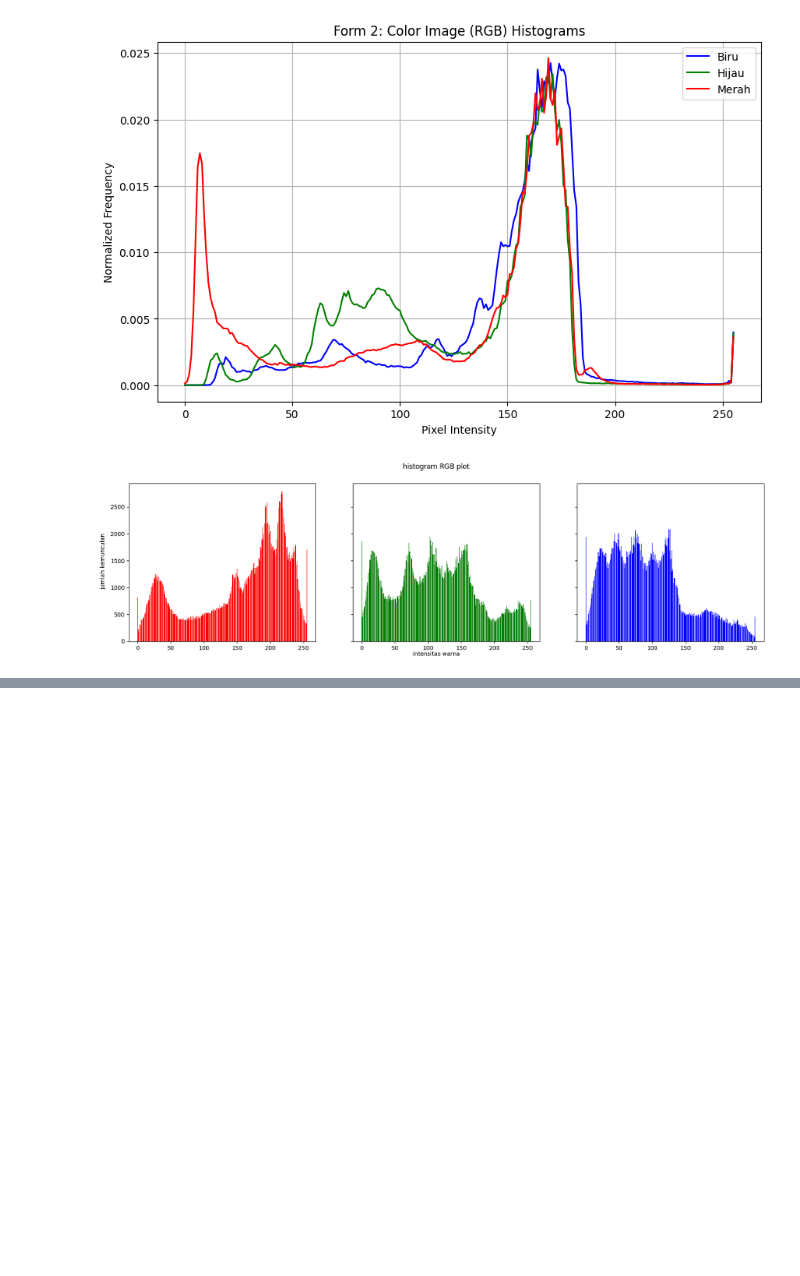
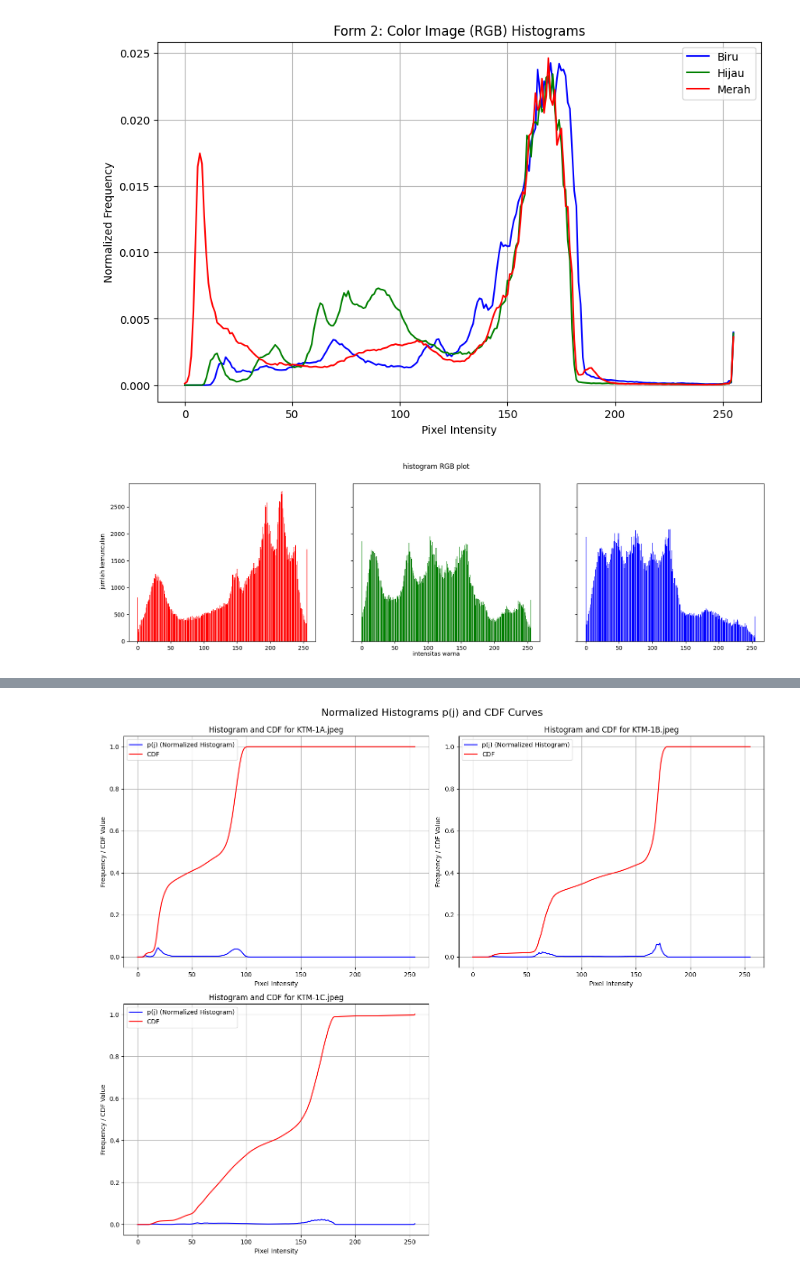
Before and after one commit to rhmau1/PCVK_26, a Jupyter notebook: Modul5/MODUL5_E1.ipynb, the cells around one changed output, grey strips where cells are left out. Saved outputs shown, nothing was run; the diff lists cells and outputs as text; code cells hidden in the pictures; blank space fills up the shorter version.

```diff
--- a/Modul5/MODUL5_E1.ipynb
+++ b/Modul5/MODUL5_E1.ipynb
@@ -156,0 +226,75 @@ plt.show()
+# %%
+import numpy as np
+import cv2 as cv
+import matplotlib.pyplot as plt
+
+# The histogram_manual function is assumed to be available from previous cells.
+# If not, it would need to be re-defined here:
+def histogram_manual(img, L=256):
+    h = np.zeros(L, dtype=np.int64)
+    for y in range(img.shape[0]):
+        for x in range(img.shape[1]):
+            h[img[y, x]] += 1
+    return h
+
+# Define image paths
+image_paths = {
+    'KTM-1A.jpeg': '/content/drive/MyDrive/TI 3C RESOURCES /PCVK/KTM-1A.jpeg',
+    'KTM-1B.jpeg': '/content/drive/MyDrive/TI 3C RESOURCES /PCVK/KTM-1B.jpeg',
+    'KTM-1C.jpeg': '/content/drive/MyDrive/TI 3C RESOURCES /PCVK/KTM-1C.jpeg'
+}
+
+fig, axes = plt.subplots(2, 2, figsize=(15, 12))
+axes = axes.flatten() # Flatten to easily iterate through subplots
+
+# Store CDF data and average intensities for explanation
+cdf_data = {}
+image_intensities = {}
+
+for i, (name, path) in enumerate(image_paths.items()):
+    ax = axes[i]
+    img = cv.imread(path, cv.IMREAD_GRAYSCALE)
+
+    if img is None:
+        ax.set_title(f"Error loading {name}")
+        ax.axis('off') # Hide unused subplot
+        print(f"Error: Could not load image from {path}")
+        continue
+
+    # Calculate histogram and CDF
+    h = histogram_manual(img)
+    p = h / img.size # Normalized histogram p(j)
+    cdf = np.cumsum(p) # Cumulative Distribution Function
+
+    cdf_data[name] = cdf
+    image_intensities[name] = np.mean(img) # Simple average intensity to judge dark/bright
+
+    # Plotting
+    ax.plot(p, color='blue', label='p(j) (Normalized Histogram)')
+    ax.plot(cdf, color='red', label='CDF')
+    ax.set_title(f'Histogram and CDF for {name}')
+    ax.set_xlabel('Pixel Intensity')
+    ax.set_ylabel('Frequency / CDF Value')
+    ax.legend()
+    ax.grid(True)
+
+# Remove any unused subplot if less than 4 images (as there are 3 images for a 2x2 grid)
+for j in range(len(image_paths), len(axes)):
+    fig.delaxes(axes[j])
+
+plt.tight_layout()
+plt.suptitle('Normalized Histograms p(j) and CDF Curves', y=1.02, fontsize=16)
+plt.show()
+
+# Explanation part
+if image_intensities:
+    darkest_image = min(image_intensities, key=image_intensities.get)
+    brightest_image = max(image_intensities, key=image_intensities.get)
+
+    print(f"\nAnalisis Perbedaan Kurva CDF:")
+    print(f"Citra Paling Gelap: {darkest_image} (Intensitas Rata-rata: {image_intensities[darkest_image]:.2f})")
+    print(f"Citra Paling Terang: {brightest_image} (Intensitas Rata-rata: {image_intensities[brightest_image]:.2f})")
+else:
+    print("Tidak ada citra yang berhasil dimuat untuk analisis CDF.")
+# %% [output]
+[figure, added]
```
Also changed, not shown: parts of 3 cells of this notebook.
